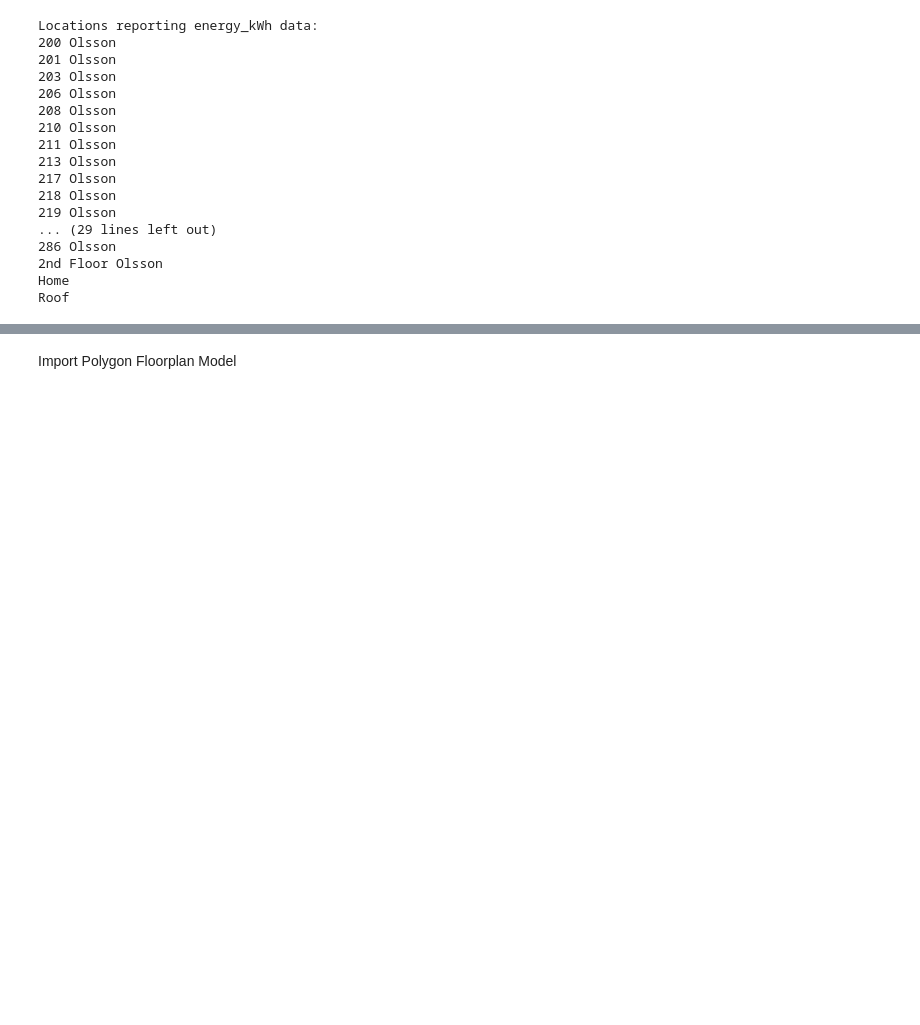
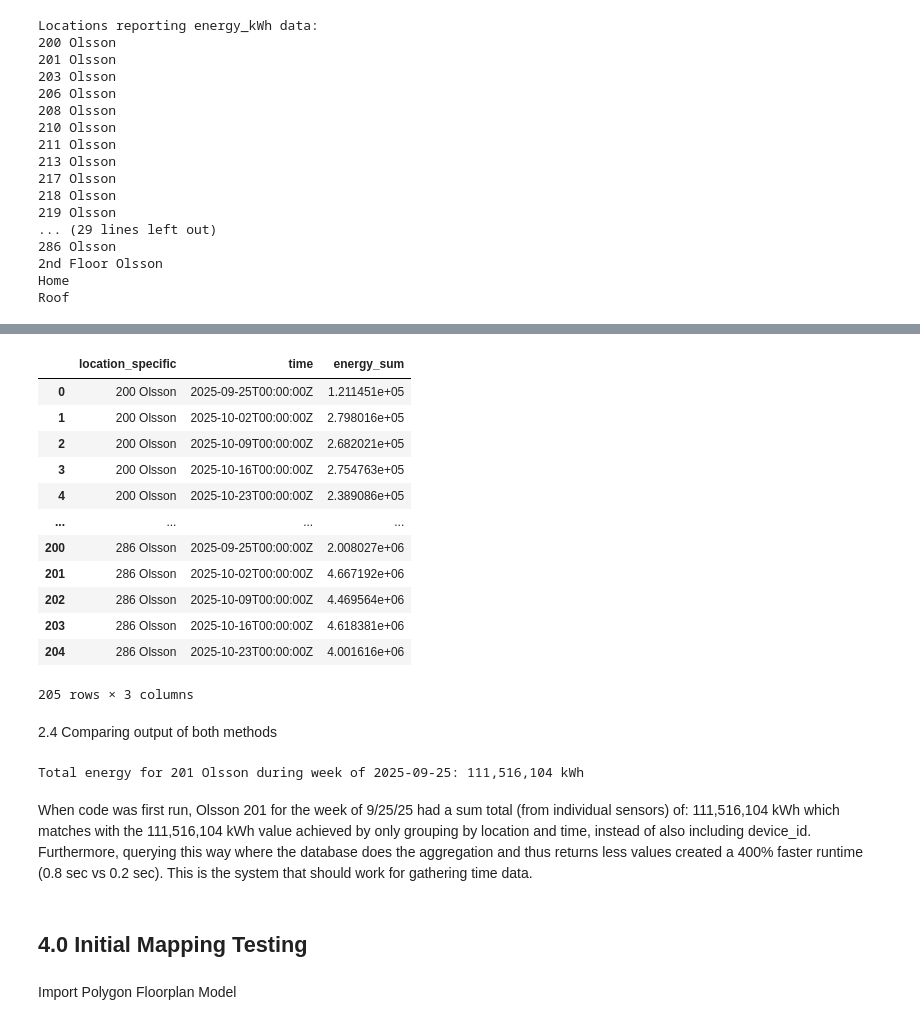
Before and after one commit to Taran-Gupta/SaHB-Energy-Mapping, a Jupyter notebook: Data Exploration.ipynb, the cells around one changed output, grey strips where cells are left out. Drawn from its saved outputs; the diff is of its cells as text; code cells hidden in the pictures; blank space fills up the shorter version.

```diff
--- a/Data Exploration.ipynb
+++ b/Data Exploration.ipynb
@@ -78,2 +129,62 @@ Roof
+# %%
+query = """
+SELECT SUM("value")
+FROM "energy_kWh"
+WHERE "location_specific" =~ /^([0-9]+ Olsson)$/ and time > now() - 30d
+GROUP BY time(1w), "location_specific"
+"""
+result = client.query(query)
+
+# Collect results into a list of dicts
+records = []
+for (measurement, tags), points in result.items():
+    location = tags.get('location_specific')
+    for p in points:
+        records.append({
+            'location_specific': location,
+            'time': p['time'],
+            'energy_sum': p['sum']
+        })
+
+# Convert to DataFrame
+room_df = pd.DataFrame(records)
+
+# Sort and inspect
+room_df = room_df.sort_values(['location_specific', 'time'])
+room_df
+# %% [output]
+|  | location_specific | time | energy_sum |
+| 0 | 200 Olsson | 2025-09-25T00:00:00Z | 1.211451e+05 |
+| 1 | 200 Olsson | 2025-10-02T00:00:00Z | 2.798016e+05 |
+| 2 | 200 Olsson | 2025-10-09T00:00:00Z | 2.682021e+05 |
+| 3 | 200 Olsson | 2025-10-16T00:00:00Z | 2.754763e+05 |
+| 4 | 200 Olsson | 2025-10-23T00:00:00Z | 2.389086e+05 |
+| ... | ... | ... | ... |
+| 200 | 286 Olsson | 2025-09-25T00:00:00Z | 2.008027e+06 |
+| 201 | 286 Olsson | 2025-10-02T00:00:00Z | 4.667192e+06 |
+| 202 | 286 Olsson | 2025-10-09T00:00:00Z | 4.469564e+06 |
+| 203 | 286 Olsson | 2025-10-16T00:00:00Z | 4.618381e+06 |
+| 204 | 286 Olsson | 2025-10-23T00:00:00Z | 4.001616e+06 |
+205 rows × 3 columns
+# %% [markdown]
+2.4 Comparing output of both methods
+# %%
+sensor_df['time'] = pd.to_datetime(sensor_df['time'])
+
+target_time = pd.Timestamp('2025-09-25T00:00:00Z')
+
+mask = (
+    (sensor_df['location_specific'] == '201 Olsson') &
+    (sensor_df['time'] == target_time)
+)
+
+total_energy = sensor_df.loc[mask, 'energy_sum'].sum()
+print(f"Total energy for 201 Olsson during week of {target_time.date()}: {total_energy:,.0f} kWh")
+# %% [output]
+Total energy for 201 Olsson during week of 2025-09-25: 111,516,104 kWh
+# %% [markdown]
+When code was first run, Olsson 201 for the week of 9/25/25 had a sum total (from individual sensors) of: 111,516,104 kWh which matches with the 111,516,104 kWh value achieved by only grouping by location and time, instead of also including device_id. Furthermore, querying this way where the database does the aggregation and thus returns less values created a 400% faster runtime (0.8 sec vs 0.2 sec). This is the system that should work for gathering time data.
+# %% [markdown]
+## 4.0 Initial Mapping Testing
 # %% [markdown]
 Import Polygon Floorplan Model
```
Also changed, not shown: parts of 6 cells of this notebook, 1 other file.
